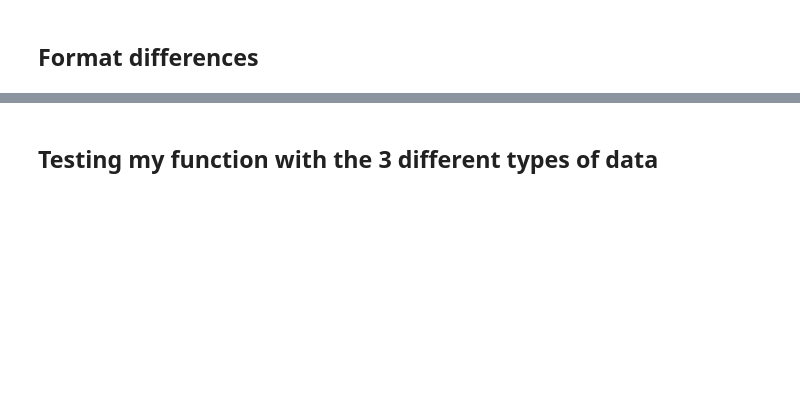
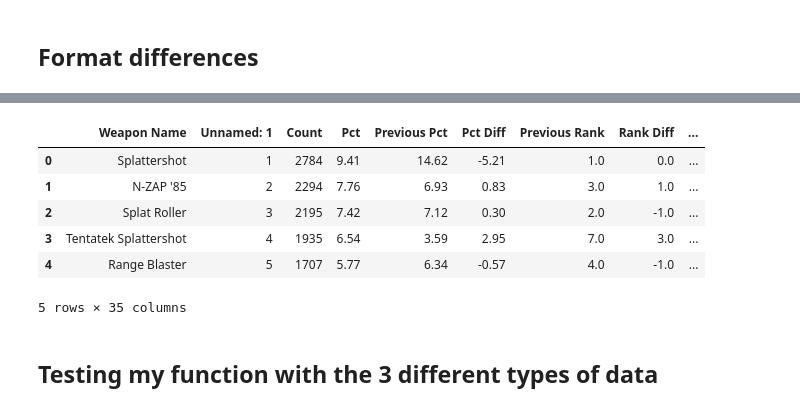
Before and after one commit to Rokushou/Splatoon2_Meta_EDA, a Jupyter notebook: Pipeline.ipynb, the cells around one changed output, grey strips where cells are left out. Cells and saved outputs as stored; diff of their text form; code cells hidden in the pictures; blank space fills up the shorter version.

```diff
--- a/Pipeline.ipynb
+++ b/Pipeline.ipynb
@@ -151,7 +164,15 @@ test.head()
 # %%
 #all files from week 5 have 1 unnecessary header row and 'pct' instead of 'Percent'
-test = pd.read_csv('data/11_25-12_1.csv', skiprows=1)
+test = pd.read_csv('data/raw/Week 5 11_25-12_1.csv', skiprows=1)
 test.head()
+# %% [output]
+|  | Weapon Name | Unnamed: 1 | Count | Pct | Previous Pct | Pct Diff | Previous Rank | Rank Diff | ... |
+| 0 | Splattershot | 1 | 2784 | 9.41 | 14.62 | -5.21 | 1.0 | 0.0 | ... |
+| 1 | N-ZAP '85 | 2 | 2294 | 7.76 | 6.93 | 0.83 | 3.0 | 1.0 | ... |
+| 2 | Splat Roller | 3 | 2195 | 7.42 | 7.12 | 0.30 | 2.0 | -1.0 | ... |
+| 3 | Tentatek Splattershot | 4 | 1935 | 6.54 | 3.59 | 2.95 | 7.0 | 3.0 | ... |
+| 4 | Range Blaster | 5 | 1707 | 5.77 | 6.34 | -0.57 | 4.0 | -1.0 | ... |
+5 rows × 35 columns
 # %% [markdown]
 ## Testing my function with the 3 different types of data
 # %%
```
Also changed, not shown: parts of 10 cells of this notebook.
